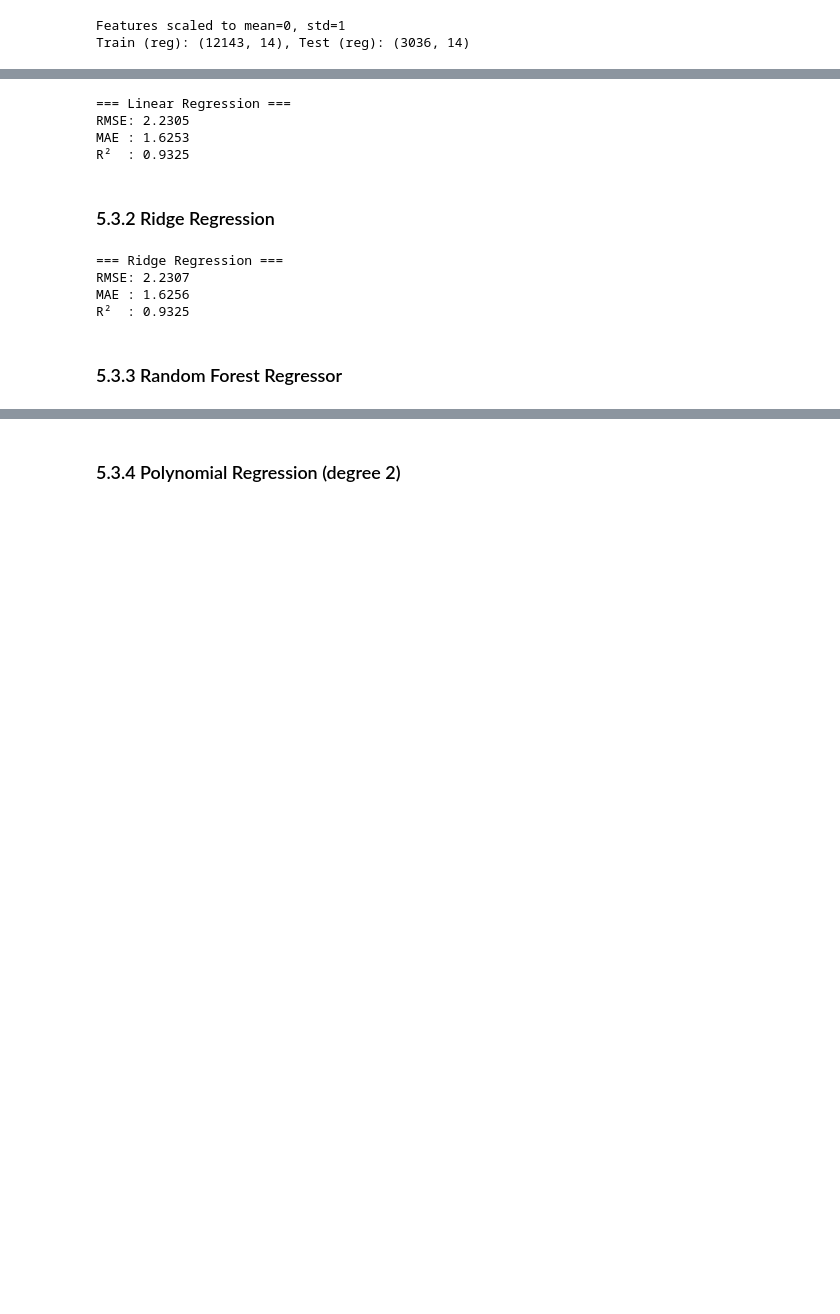
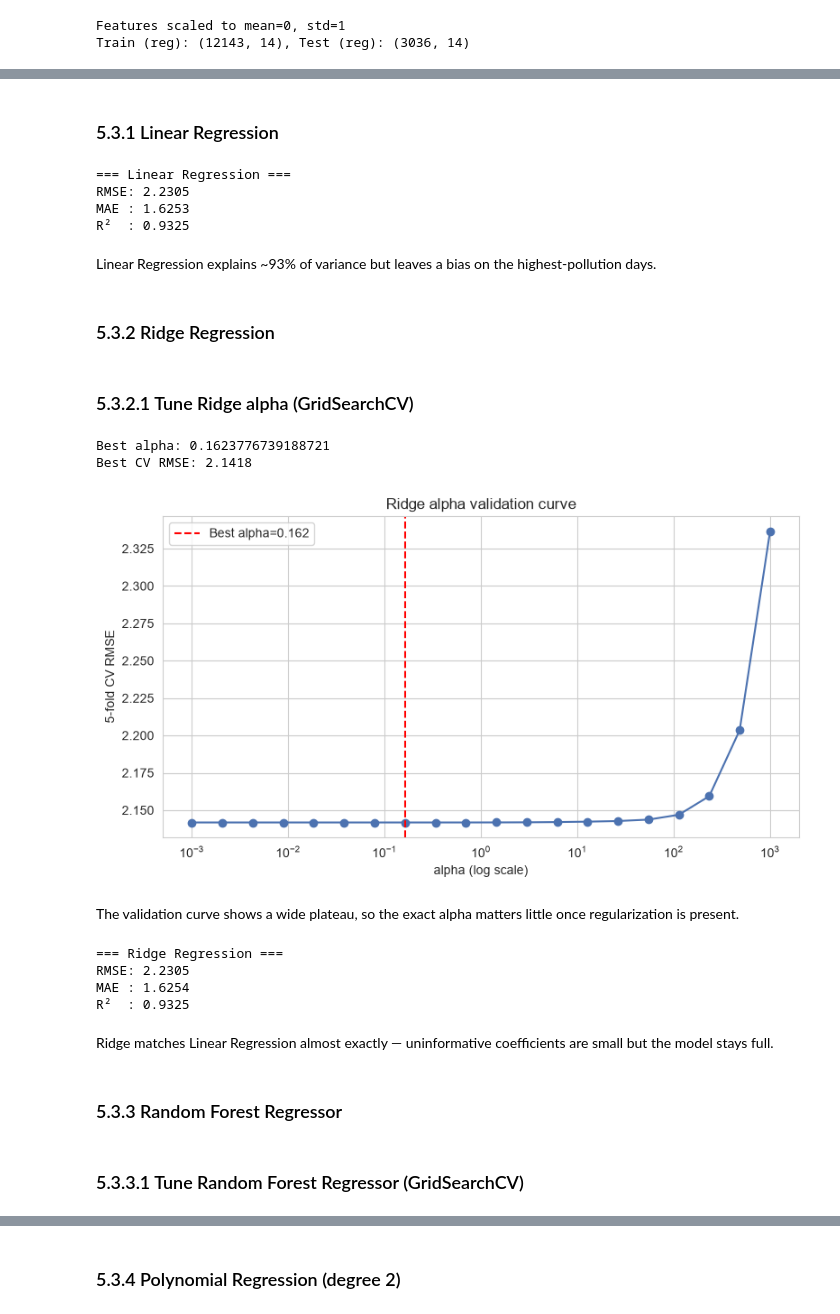
Before and after one commit to WillardDev/Air_Quality_Nairobi, a Jupyter notebook: Air_Quality.ipynb, the cells around one changed output, grey strips where cells are left out. Drawn from its saved outputs; the diff is of its cells as text; code cells hidden in the pictures; blank space fills up the shorter version.

```diff
--- a/Air_Quality.ipynb
+++ b/Air_Quality.ipynb
@@ -846,3 +989,5 @@ Each regression model is trained in its own cell, then results are compared at t
+# %% [markdown]
+### 5.3.1 Linear Regression
 # %%
 import numpy as np
 from sklearn.linear_model import LinearRegression
@@ -862,13 +1007,47 @@ print(f"R²  : {r2_score(y_test_reg, y_pred_linear):.4f}")
 RMSE: 2.2305
 MAE : 1.6253
 R²  : 0.9325
+# %% [markdown]
+Linear Regression explains ~93% of variance but leaves a bias on the highest-pollution days.
 # %% [markdown]
 ### 5.3.2 Ridge Regression
+# %% [markdown]
+### 5.3.2.1 Tune Ridge alpha (GridSearchCV)
+# %%
+from sklearn.model_selection import GridSearchCV
+
+# Ridge hyperparameter tuning: find the best alpha via 5-fold CV
+alphas = np.logspace(-3, 3, 20)
+ridge_tuned = GridSearchCV(Ridge(), param_grid={'alpha': alphas}, cv=5,
+                           scoring='neg_mean_squared_error', n_jobs=-1, refit=True)
+ridge_tuned.fit(X_train_reg_scaled, y_train_reg)
+
+best_alpha = ridge_tuned.best_params_['alpha']
+print(f"Best alpha: {best_alpha}")
+print(f"Best CV RMSE: {np.sqrt(-ridge_tuned.best_score_):.4f}")
+
+# Validation curve summary
+cv_rmse = [np.sqrt(-s) for s in ridge_tuned.cv_results_['mean_test_score']]
+plt.figure(figsize=(8, 4.5))
+plt.semilogx(alphas, cv_rmse, 'o-', color='#4C72B0')
+plt.axvline(best_alpha, color='r', linestyle='--', label=f'Best alpha={best_alpha:.3f}')
+plt.xlabel('alpha (log scale)')
+plt.ylabel('5-fold CV RMSE')
+plt.title('Ridge alpha validation curve')
+plt.legend()
+plt.tight_layout()
+plt.show()
+# %% [output]
+Best alpha: 0.1623776739188721
+Best CV RMSE: 2.1418
+[figure, added]
+# %% [markdown]
+The validation curve shows a wide plateau, so the exact alpha matters little once regularization is present.
 # %%
 from sklearn.linear_model import Ridge
 
 # Train Ridge Regression
-ridge_reg = Ridge(alpha=1.0)
+ridge_reg = Ridge(alpha=best_alpha)
 ridge_reg.fit(X_train_reg_scaled, y_train_reg)
 y_pred_ridge = ridge_reg.predict(X_test_reg_scaled)
 
@@ -878,8 +1057,12 @@ print(f"MAE : {mean_absolute_error(y_test_reg, y_pred_ridge):.4f}")
 print(f"R²  : {r2_score(y_test_reg, y_pred_ridge):.4f}")
 # %% [output]
 === Ridge Regression ===
-RMSE: 2.2307
-MAE : 1.6256
+RMSE: 2.2305
+MAE : 1.6254
 R²  : 0.9325
+# %% [markdown]
+Ridge matches Linear Regression almost exactly — uninformative coefficients are small but the model stays full.
 # %% [markdown]
 ### 5.3.3 Random Forest Regressor
+# %% [markdown]
+### 5.3.3.1 Tune Random Forest Regressor (GridSearchCV)
```
Also changed, not shown: parts of 121 cells of this notebook, 1 other file.
